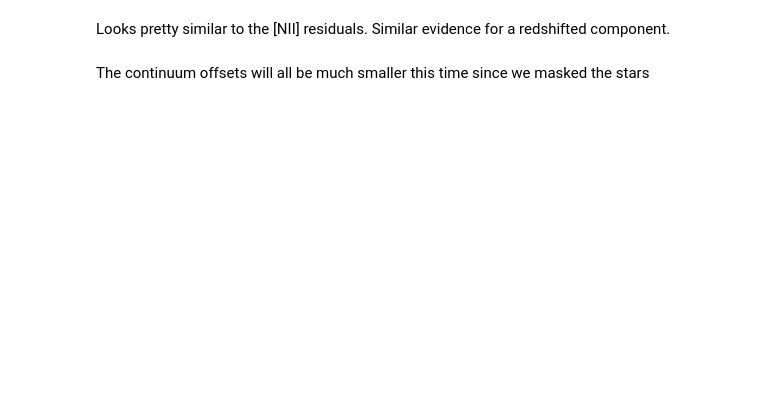
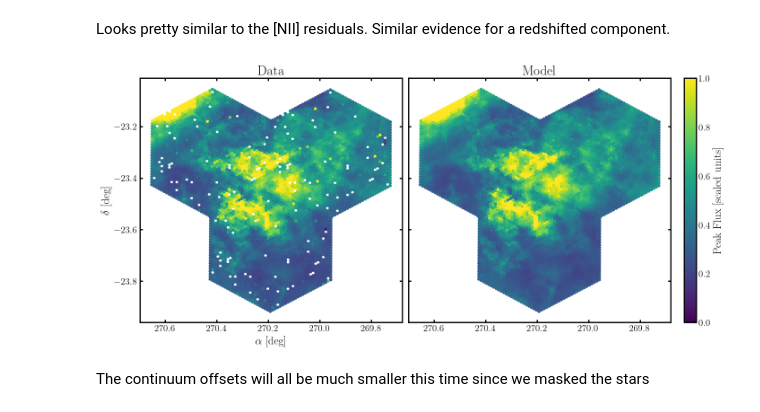
Before and after one commit to TomHilder/lvm_snr_spectrospatial, a Jupyter notebook: notebooks/2_ha.ipynb, the cells around one changed output. Drawn from its saved outputs; the diff is of its cells as text; code cells hidden in the pictures; blank space fills up the shorter version.

```diff
--- a/notebooks/2_ha.ipynb
+++ b/notebooks/2_ha.ipynb
@@ -509,33 +569,35 @@ Looks pretty similar to the [NII] residuals. Similar evidence for a redshifted c
 # %%
 peak_int_data = np.nanmax(fd._flux, axis=0)
 peak_int_model = np.nanmax(pred_flux, axis=0)
 
 # Plot the data
 fig, ax = plt.subplots(
     1, 2, figsize=(14, 14), dpi=100, layout="compressed", sharex=True, sharey=True
 )
-scatter_kwargs = dict(s=14, vmin=0, vmax=1)
+scatter_kwargs = dict(s=14, vmin=0, vmax=1.0)
 sc0 = ax[0].scatter(
     fd.predict_α(fd.α),
     fd.predict_δ(fd.δ),
     c=peak_int_data,
     **scatter_kwargs,
 )
 ax[0].set_title("Data")
 sc1 = ax[1].scatter(
     fd.predict_α(fd.α),
     fd.predict_δ(fd.δ),
     c=peak_int_model,
     **scatter_kwargs,
 )
 ax[1].set_title("Model")
 ax[0].set_xlabel(r"$\alpha$ [deg]")
 ax[0].set_ylabel(r"$\delta$ [deg]")
 ax[0].set_aspect("equal")
 ax[0].set_xlim(ax[0].get_xlim()[::-1])
 plt.colorbar(sc1, ax=ax[-1], label="Peak Flux [scaled units]")
 plt.savefig(RESULTS_LOC / "peak_int_comparison.pdf", bbox_inches="tight")
 plt.show()
+# %% [output]
+[figure, added]
 # %% [markdown]
 The continuum offsets will all be much smaller this time since we masked the stars
 # %%
```
Also changed, not shown: parts of 15 cells of this notebook, 4 other files.
